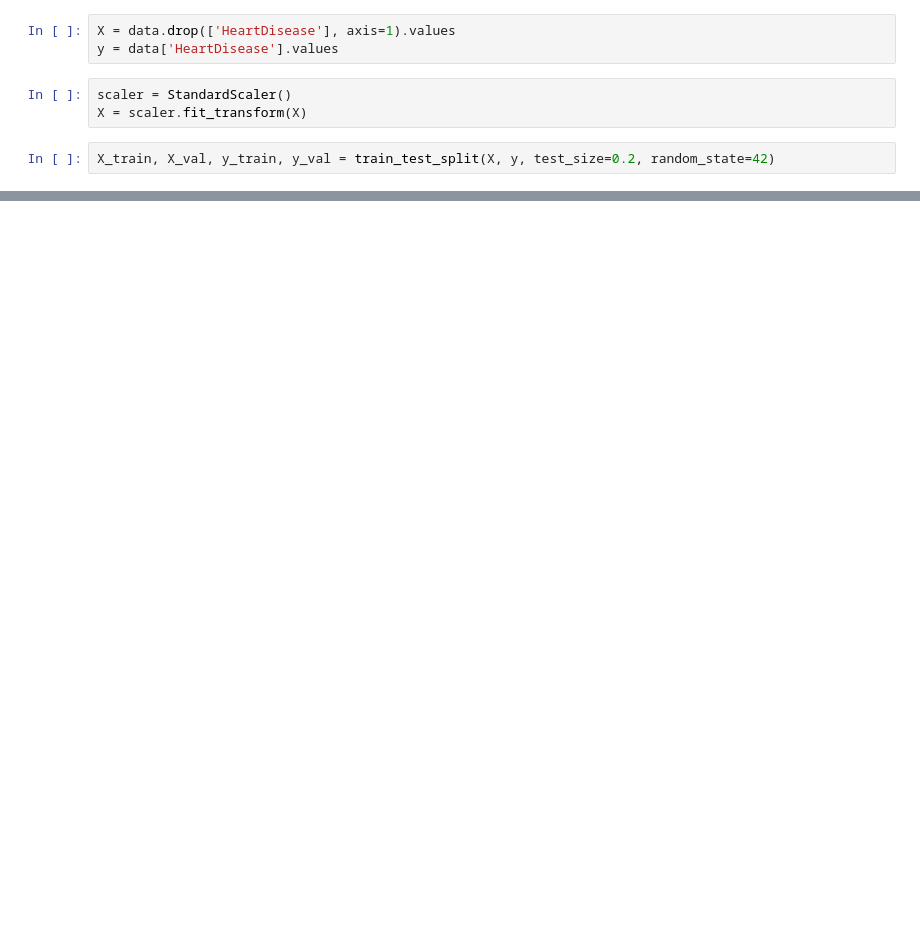
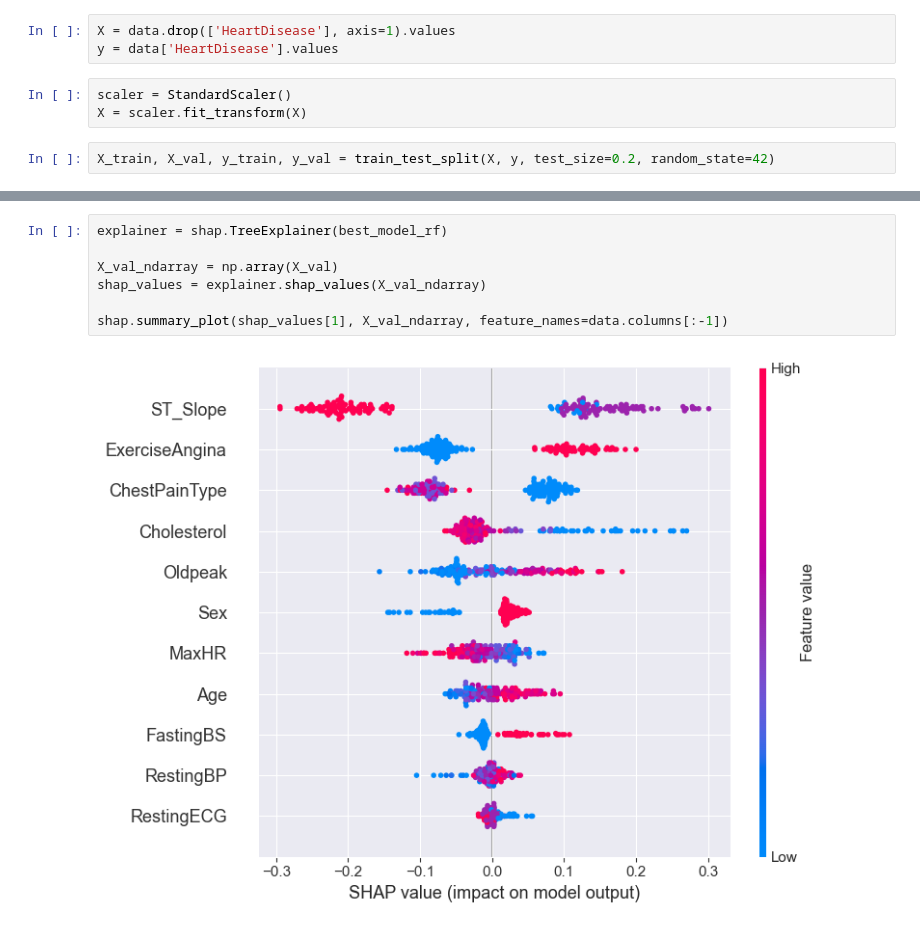
Before and after one commit to aaron6yi/team-16, a Jupyter notebook: HeartDiseasePredictionModel.ipynb, the cells around one changed output, grey strips where cells are left out. Drawn from its saved outputs; the diff is of its cells as text; blank space fills up the shorter version.

```diff
--- a/HeartDiseasePredictionModel.ipynb
+++ b/HeartDiseasePredictionModel.ipynb
@@ -215,0 +445,9 @@ plt.show()
+# %%
+explainer = shap.TreeExplainer(best_model_rf)
+
+X_val_ndarray = np.array(X_val)
+shap_values = explainer.shap_values(X_val_ndarray)
+
+shap.summary_plot(shap_values[1], X_val_ndarray, feature_names=data.columns[:-1])
+# %% [output]
+[figure, added]
```
Also changed, not shown: parts of 19 cells of this notebook.
